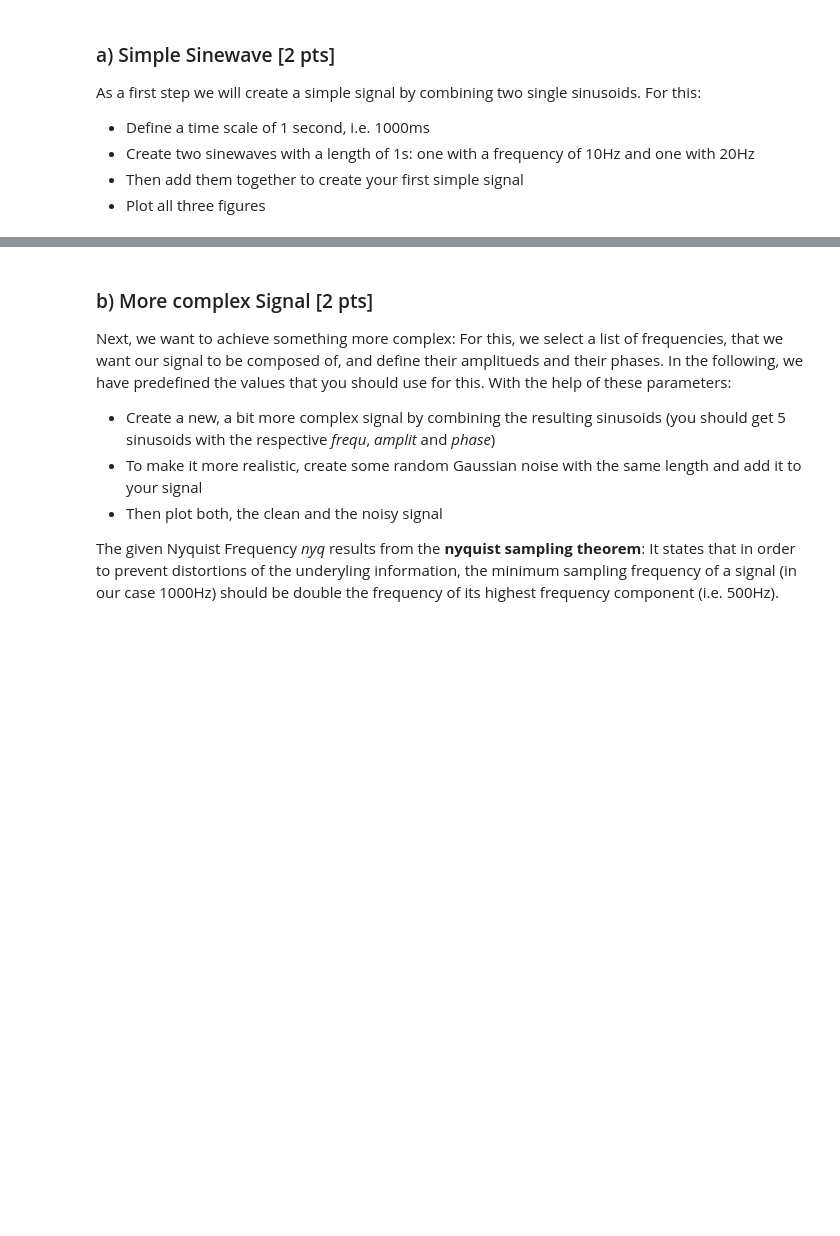
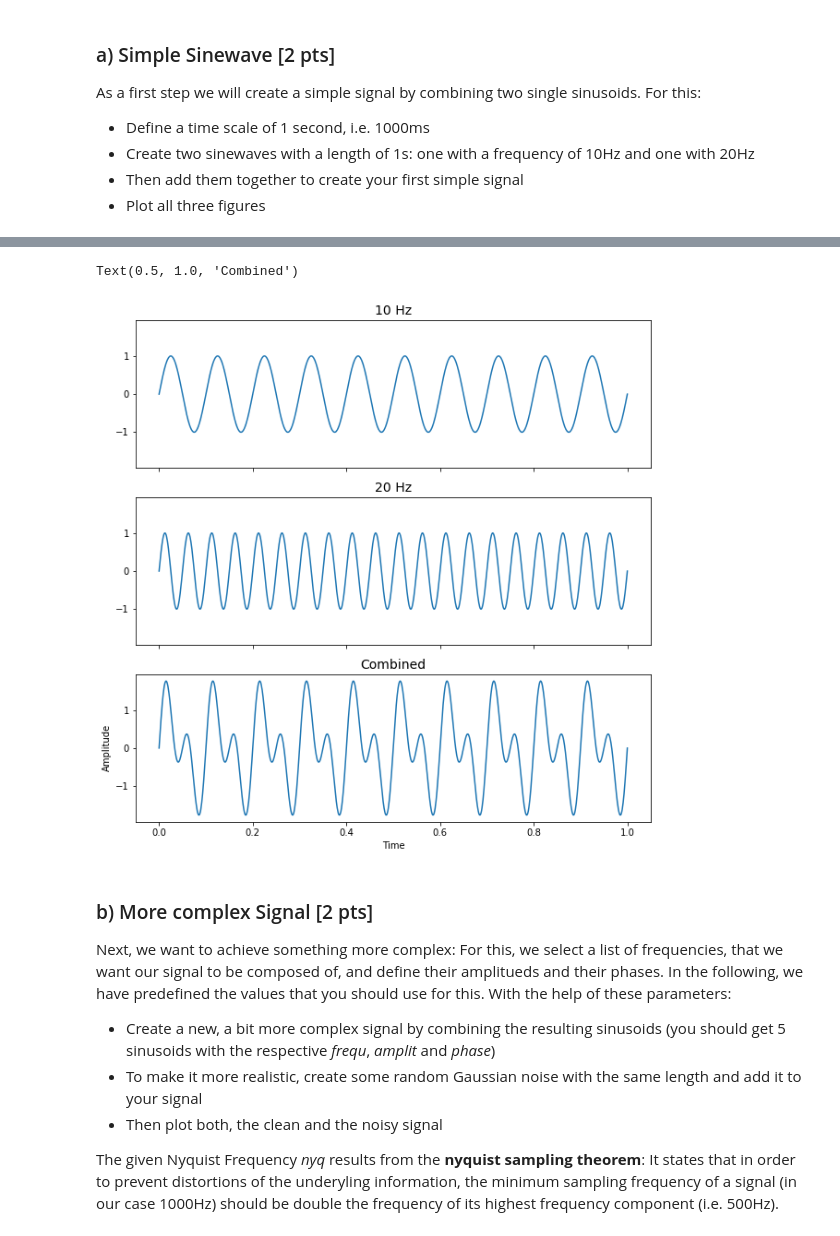
Before and after one commit to NBP-ACC/week-8-updated-acc_9, a Jupyter notebook: Sheet06.ipynb, the cells around one changed output, grey strips where cells are left out. Drawn from its saved outputs; the diff is of its cells as text; code cells hidden in the pictures; blank space fills up the shorter version.

```diff
--- a/Sheet06.ipynb
+++ b/Sheet06.ipynb
@@ -46,3 +38,29 @@ SyntaxError: invalid syntax (<ipython-input-3-85c4c6b63091>, line 2)
+# %%
+# create time scale of 1 second
+# lin space from 0 to one in 1000 steps which resemble the ms
+t = np.linspace(0,1,1000)
+
+# create two sinewaves
+# 2pi stands for an angle of 360 degrees, 10 and 20 are for the frequencies, on the time scale t
+sin1 = np.sin(2*np.pi*10*t)
+sin2 = np.sin(2*np.pi*20*t)
+sig = sin1+sin2
+
+#create three subplots for the three different figures, make sure they share the x and the y axes to make them comparable
+fig, axes = plt.subplots(nrows=3, ncols=1, sharey=True, sharex=True, figsize=(10,10))
+plt.xlabel("Time")
+plt.ylabel("Amplitude")
+
+# plot all the three figures
+axes[0].plot(t,sin1)
+axes[0].set_title('10 Hz', fontsize = 14)
+axes[1].plot(t,sin2)
+axes[1].set_title('20 Hz', fontsize = 14)
+axes[2].plot(t,sig)
+axes[2].set_title('Combined', fontsize = 14)
+# %% [output]
+Text(0.5, 1.0, 'Combined')
+[figure, added]
 # %% [markdown]
 ### b) More complex Signal [2 pts]
 
```
Also changed, not shown: parts of 7 cells of this notebook.
